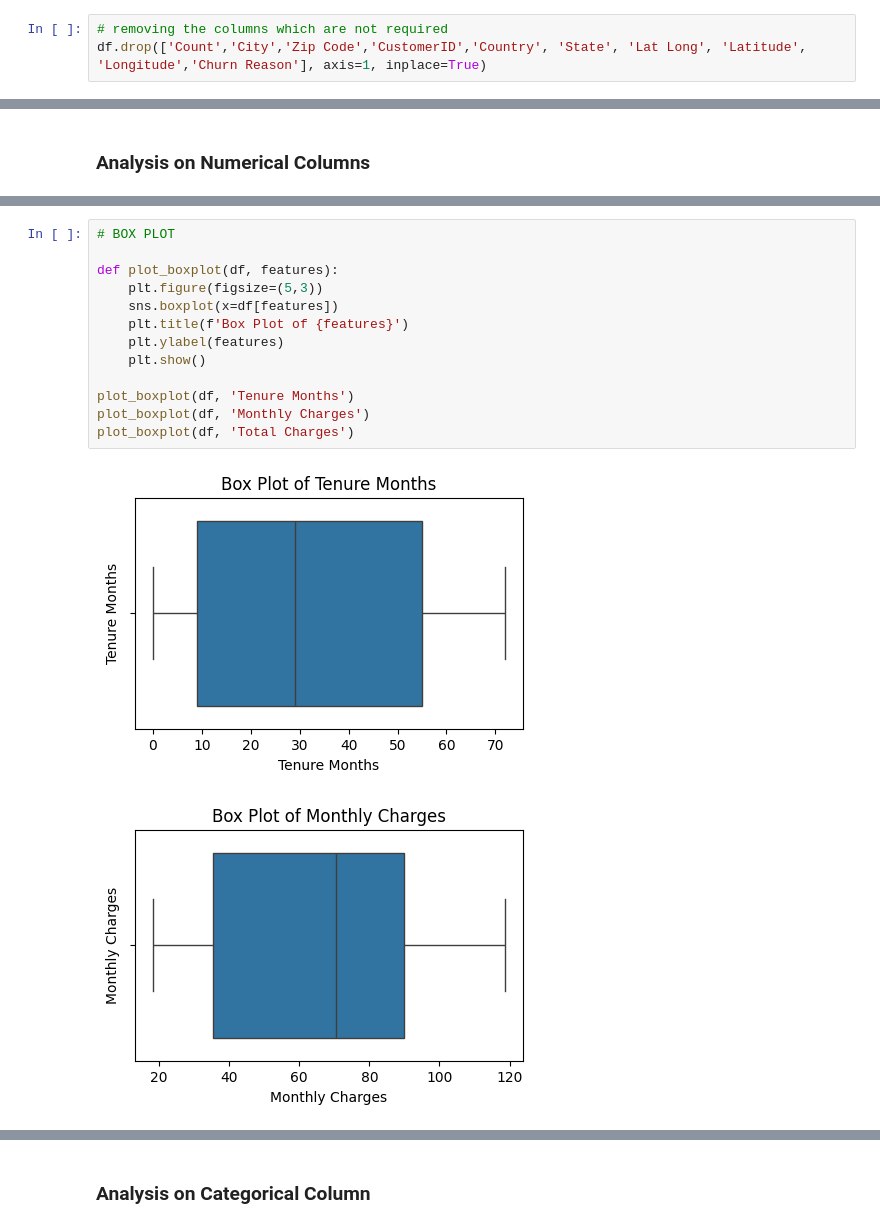
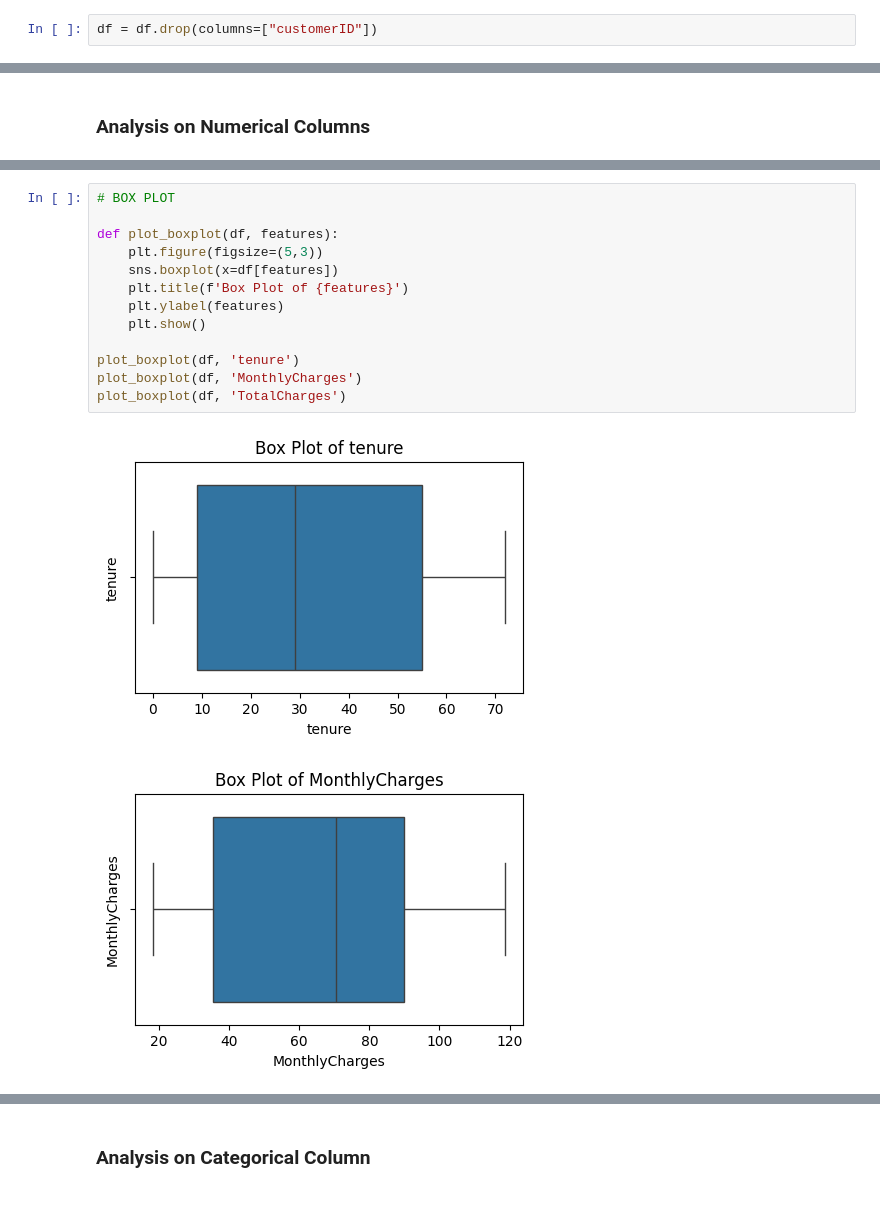
Before and after one commit to shreejoysarkar/Customer-Churn-Analyzer, a Jupyter notebook: notebook/trails(EDA).ipynb, the cells around one changed output, grey strips where cells are left out. Saved outputs shown, nothing was run; the diff lists cells and outputs as text.

```diff
--- a/notebook/trails(EDA).ipynb
+++ b/notebook/trails(EDA).ipynb
@@ -52,7 +52,6 @@ memory usage: 1.8+ MB
 None
 # %%
-# removing the columns which are not required
-df.drop(['Count','City','Zip Code','CustomerID','Country', 'State', 'Lat Long', 'Latitude', 'Longitude','Churn Reason'], axis=1, inplace=True)
+df = df.drop(columns=["customerID"])
 # %%
 df.info()
 # %% [output]
@@ -188,16 +186,16 @@ plot_histogram(df, 'Total Charges')
 # %%
 # BOX PLOT
 
 def plot_boxplot(df, features):
     plt.figure(figsize=(5,3))
     sns.boxplot(x=df[features])
     plt.title(f'Box Plot of {features}')
     plt.ylabel(features)
     plt.show()
 
-plot_boxplot(df, 'Tenure Months')
-plot_boxplot(df, 'Monthly Charges')
-plot_boxplot(df, 'Total Charges')
+plot_boxplot(df, 'tenure')
+plot_boxplot(df, 'MonthlyCharges')
+plot_boxplot(df, 'TotalCharges')
 # %% [output]
-[figure, old version]
+[figure, new version]
-[figure, old version]
+[figure, new version]
```
Also changed, not shown: parts of 20 cells of this notebook, 1 other file.
